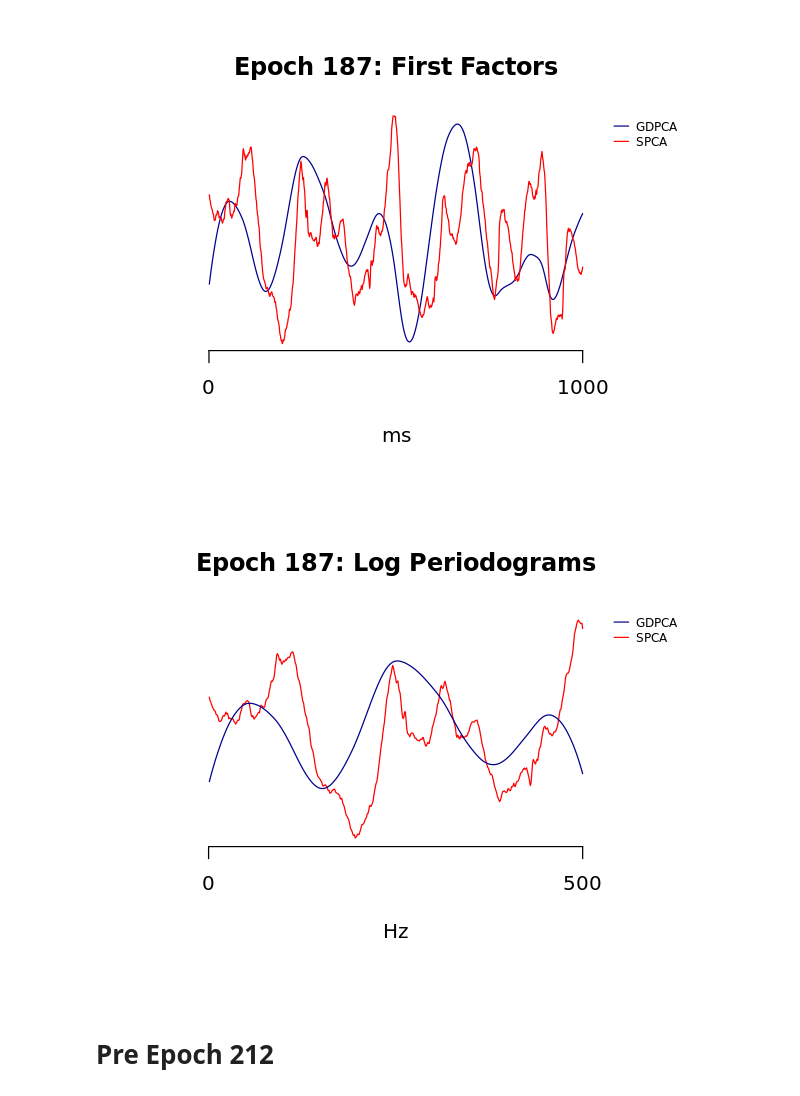
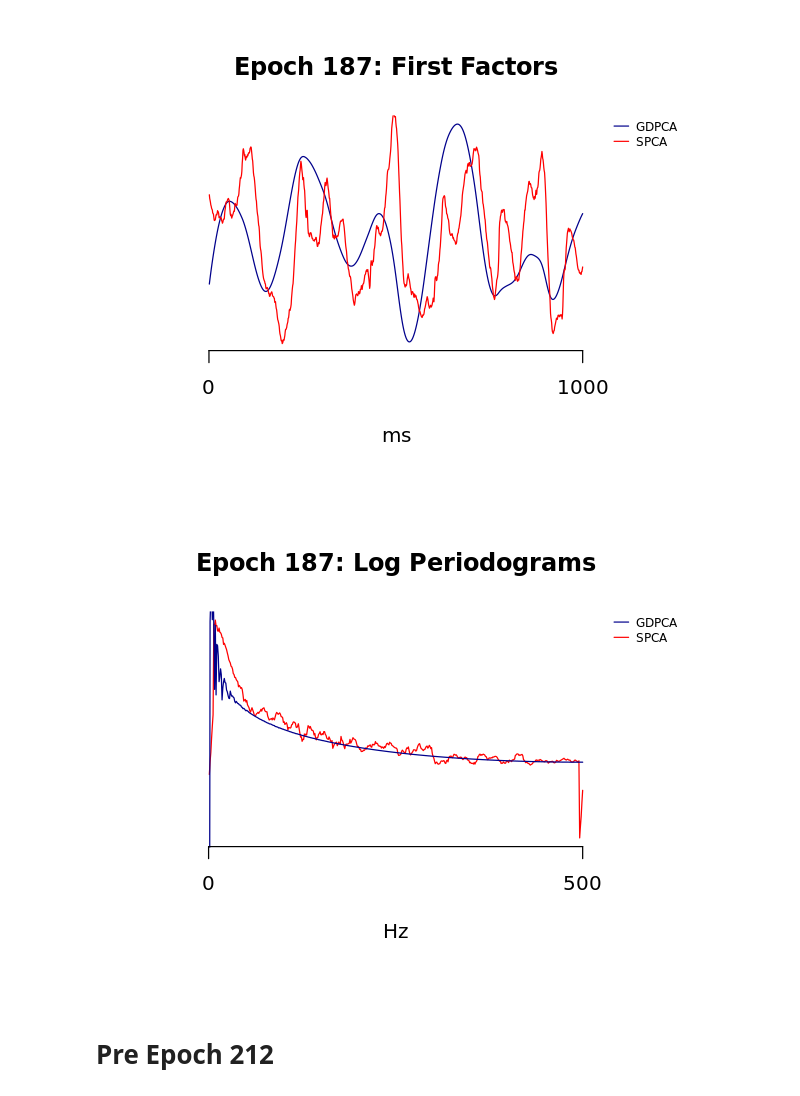
Before and after one commit to hfloresr/gdpca-vs-spca, a Jupyter notebook: notebooks/spca_vs_gpca_plots.ipynb, the cells around one changed output. Cells and saved outputs as stored; diff of their text form; code cells hidden in the pictures.

```diff
--- a/notebooks/spca_vs_gpca_plots.ipynb
+++ b/notebooks/spca_vs_gpca_plots.ipynb
@@ -138,9 +138,9 @@ plot_factors(GDPC, SPCA, 187)
 # %% [output]
 [figure]
 # %%
-plot_periodograms(GDPC, SPCA, 187)
+plot_periodograms(Xgpd, Xspd, 187)
 # %% [output]
-[figure, old version]
+[figure, new version]
 # %% [markdown]
 # Pre Epoch 212
 # %%
```
Also changed, not shown: parts of 1 cell of this notebook.
